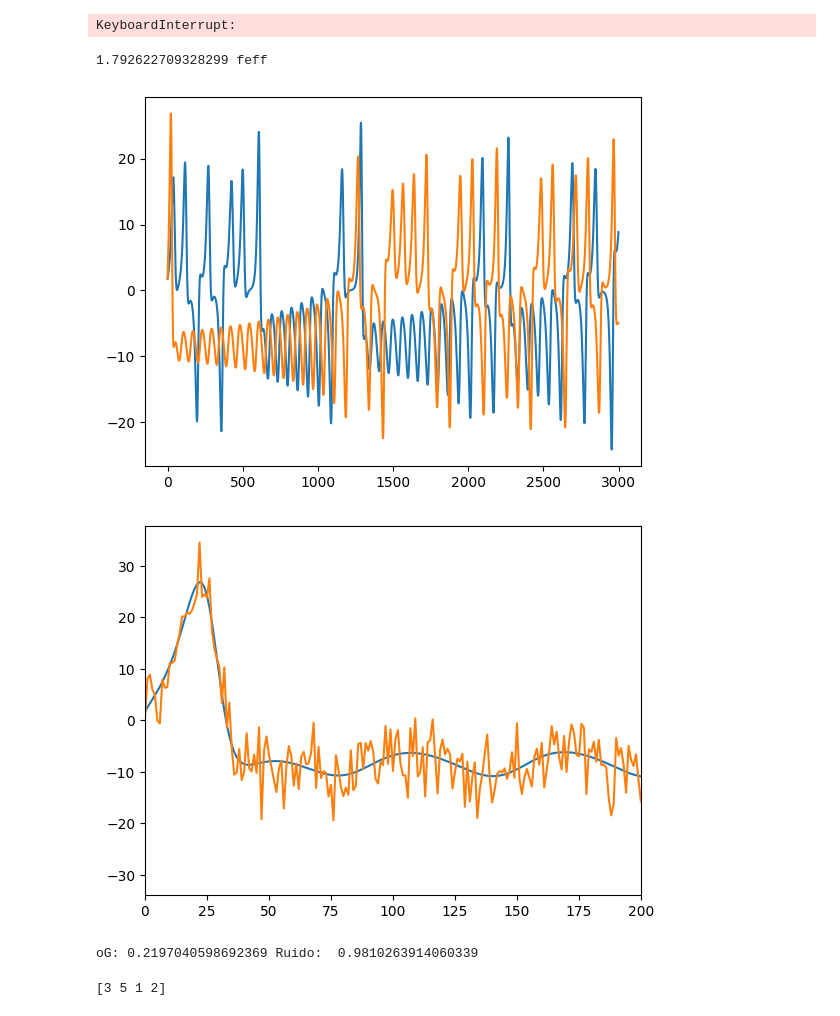
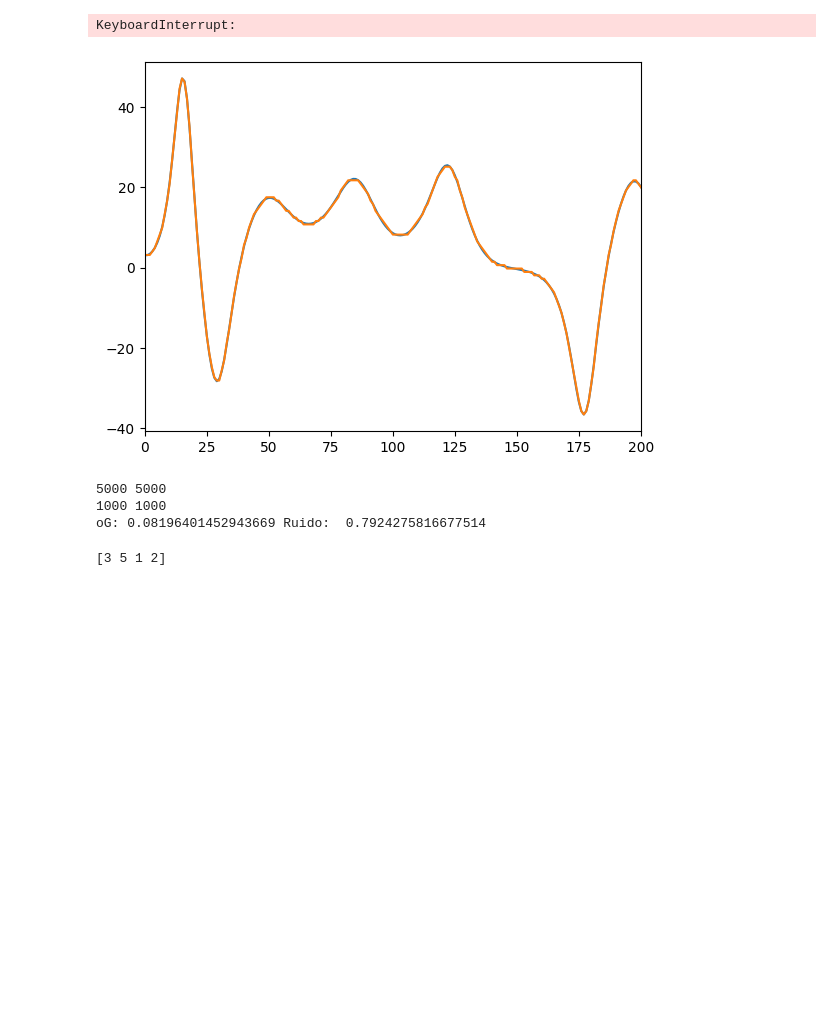
Before and after one commit to EduardoGarcia528/Tesis, a Jupyter notebook: henon_map.ipynb, the cells around one changed output. Cells and saved outputs as stored; diff of their text form; code cells hidden in the pictures; blank space fills up the shorter version.

```diff
--- a/henon_map.ipynb
+++ b/henon_map.ipynb
@@ -314,28 +441,28 @@ def lorenz_system(x0, y0, z0, sigma=10, rho=1005, beta=8/3, dt=0.001, steps=1000
 # %%
 # xs1 = np.loadtxt('lorenz_x_28.0.txt')
 # ys1 = np.loadtxt('lorenz_y_28.0.txt')
-xs, ys, zs = lorenz_system(3.083289188624795, 1.792622709328299 , 1.34, sigma=10, rho=28, beta=8/3, dt=0.01, steps=10000)
-plt.plot(ys1[0:3000])
-print(ys1[0],'feff')
-plt.plot(ys[0:3000])
-plt.show()
+xs, ys, zs = lorenz_system(3.083289188624795, 1.792622709328299 , 1.34, sigma=10, rho=100.5, beta=8/3, dt=0.01, steps=10000)
+# plt.plot(ys1[0:3000])
+# print(ys1[0],'feff')
+# plt.plot(ys[0:3000])
+# plt.show()
 # xs, ys = henon_map(1.25, 0.3, 2000)
-plt.plot(ys)
+plt.plot(xs)
 xs_ruido = add_white_noise(xs, 7)
 ys_ruido = add_white_noise(ys, 7)
-xs_discreto = discretizar_y(xs, 10)
-ys_discreto = discretizar_y(ys, 10)
+xs_discreto = discretizar_y(xs, 100)
+ys_discreto = discretizar_y(ys, 50)
 # plt.plot(ys_discreto)
-plt.plot(ys_ruido)
+plt.plot(xs_discreto)
 plt.xlim(0,200)
 plt.show()
 
-print('oG:',J_bivariante(xs,ys,5000),'Ruido: ', J_bivariante(xs_ruido,ys_ruido,len(xs_ruido)))
+print('oG:',J_univariante(xs,1,True)[0],'Ruido: ', J_univariante(xs_discreto,1, False)[0])
 # %% [output]
+[figure, new version]
-1.792622709328299 feff
+5000 5000
+1000 1000
+oG: 0.08196401452943669 Ruido:  0.7924275816677514
-[figure, old version]
-[figure, removed]
-oG: 0.2197040598692369 Ruido:  0.9810263914060339
 # %%
 import numpy as np
 import matplotlib.pyplot as plt
```
Also changed, not shown: parts of 2 cells of this notebook, 16 other files.
